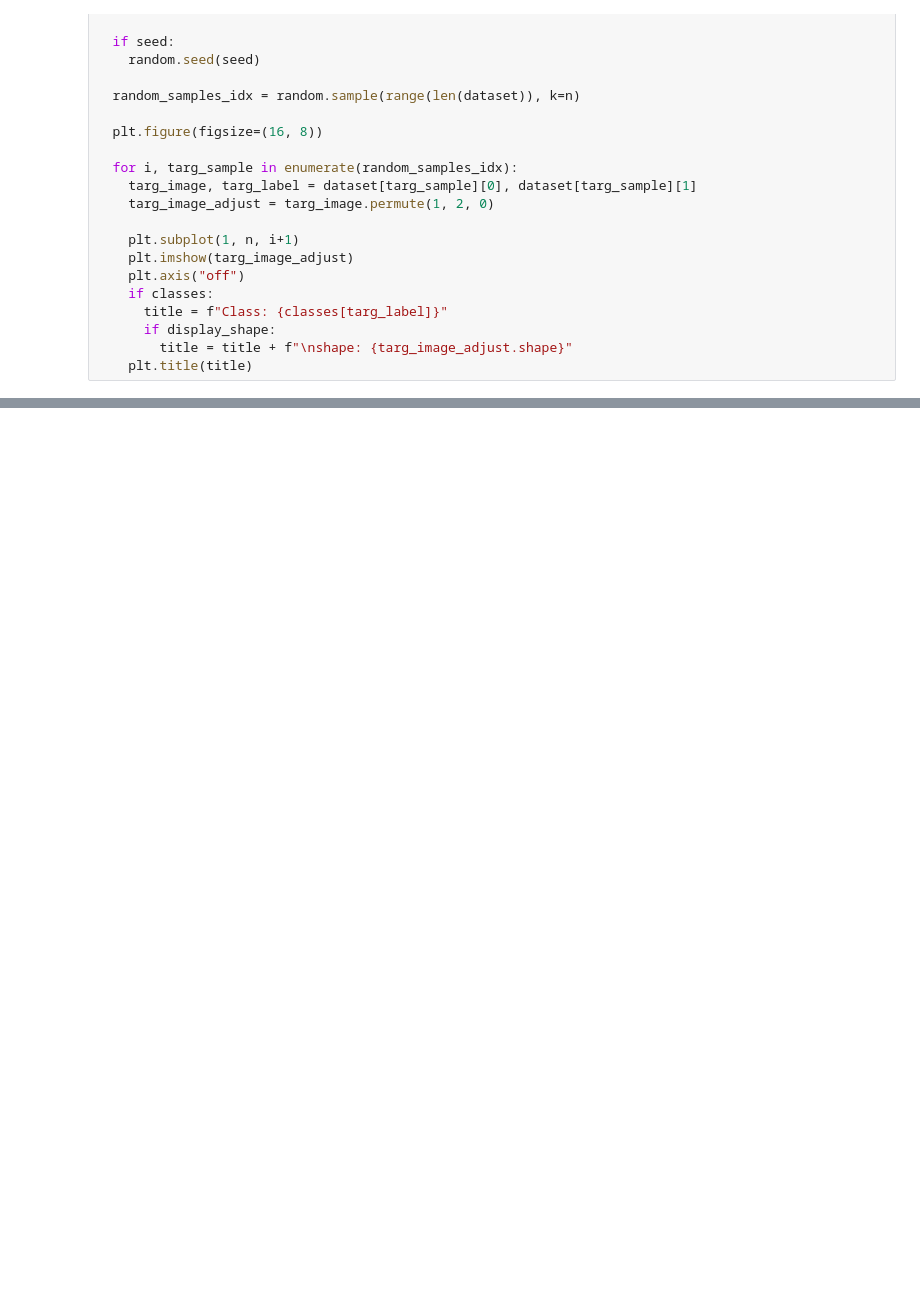
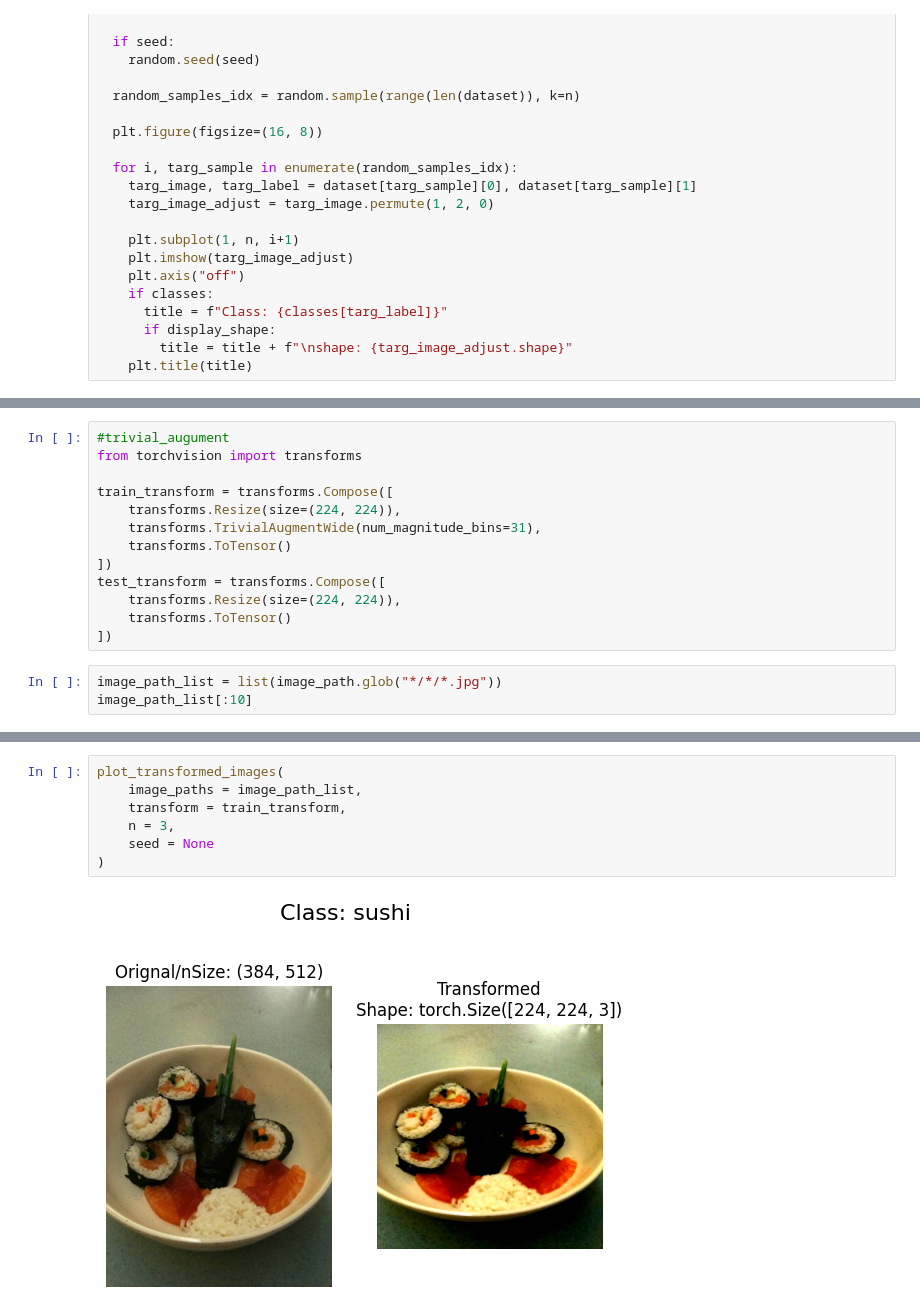
Before and after one commit to AdamStajer07/pytorchTutorial, a Jupyter notebook: 06_pytorch_tutorial.ipynb, the cells around one changed output, grey strips where cells are left out. Drawn from its saved outputs; the diff is of its cells as text; blank space fills up the shorter version.

```diff
--- a/06_pytorch_tutorial.ipynb
+++ b/06_pytorch_tutorial.ipynb
@@ -437,0 +466,16 @@ For display, purposes, n shouldn't be larger than 10
+# %%
+#trivial_augument
+from torchvision import transforms
+
+train_transform = transforms.Compose([
+    transforms.Resize(size=(224, 224)),
+    transforms.TrivialAugmentWide(num_magnitude_bins=31),
+    transforms.ToTensor()
+])
+test_transform = transforms.Compose([
+    transforms.Resize(size=(224, 224)),
+    transforms.ToTensor()
+])
+# %%
+image_path_list = list(image_path.glob("*/*/*.jpg"))
+image_path_list[:10]
@@ -437,0 +493,9 @@ For display, purposes, n shouldn't be larger than 10
+# %%
+plot_transformed_images(
+    image_paths = image_path_list,
+    transform = train_transform,
+    n = 3,
+    seed = None
+)
+# %% [output]
+[figure, added]
```
Also changed, not shown: parts of 14 cells of this notebook.
